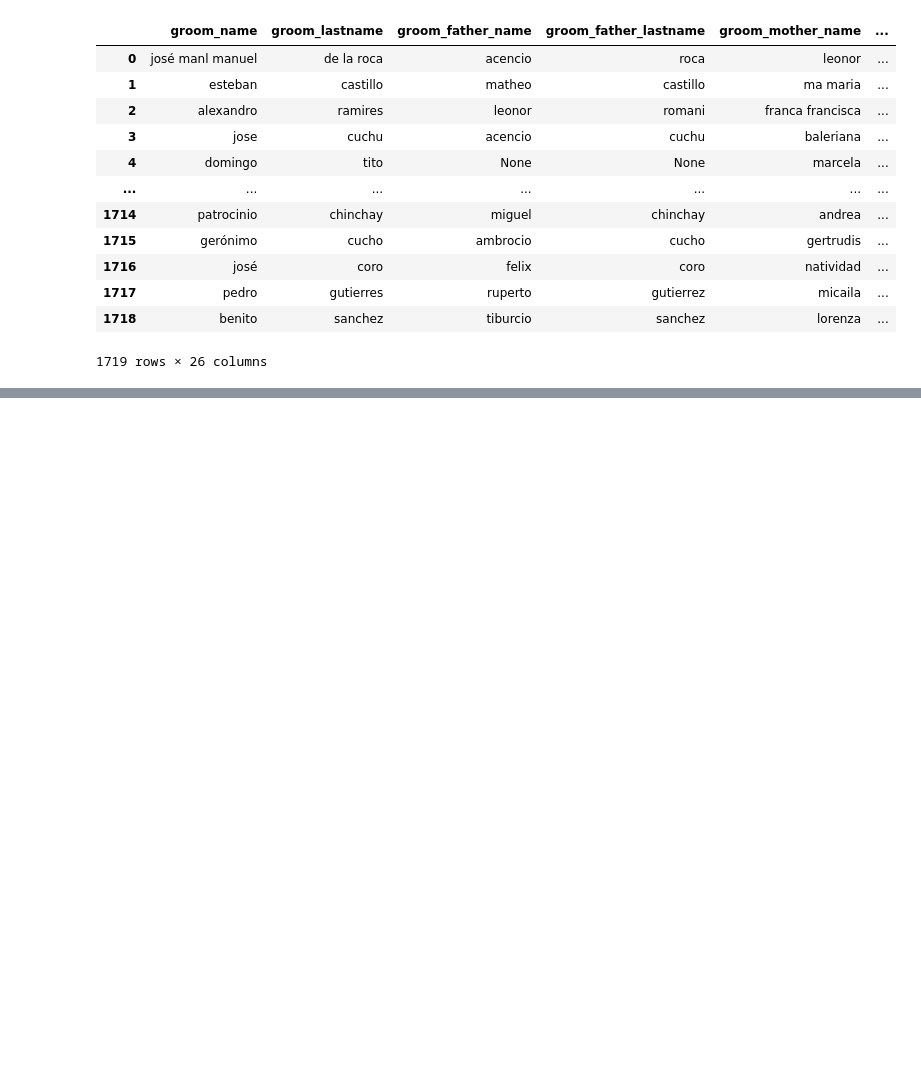
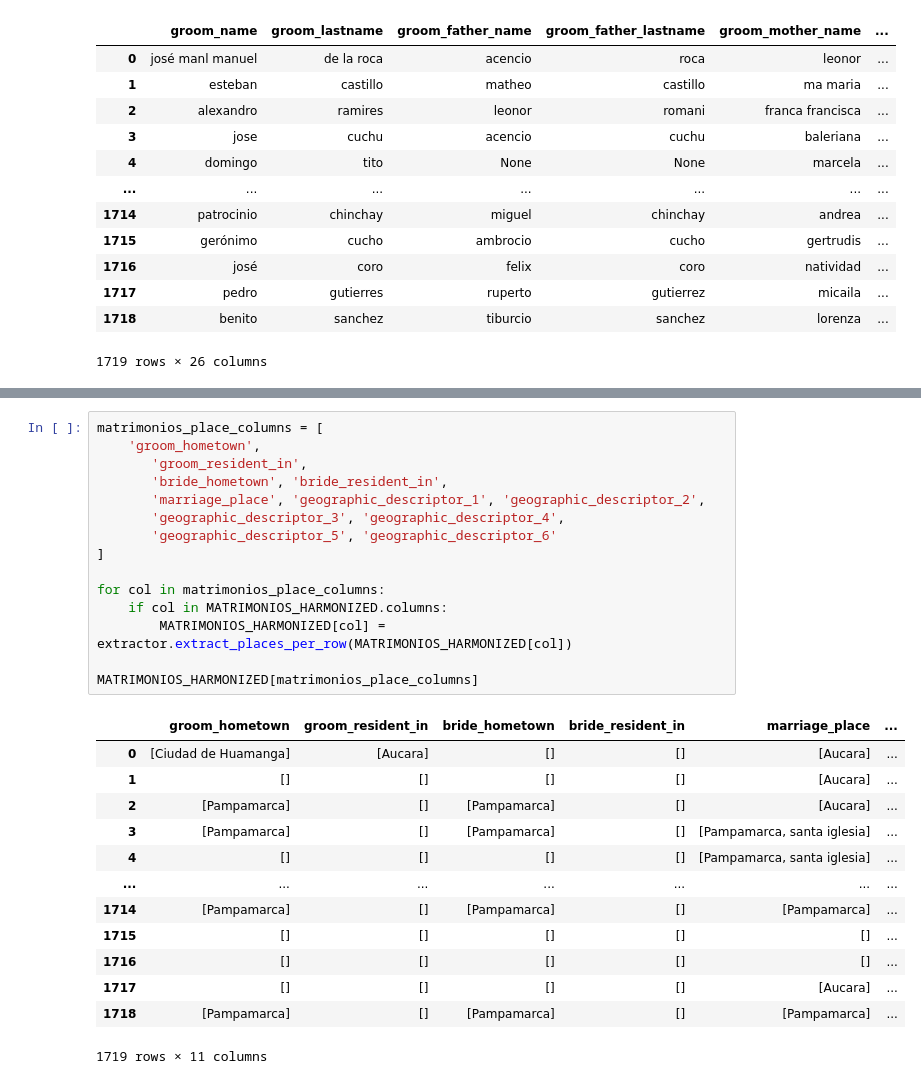
Before and after one commit to UCSB-AMPLab/sondondo, a Jupyter notebook: project_code/dataCleaning.ipynb, the cells around one changed output, grey strips where cells are left out. Saved outputs shown, nothing was run; the diff lists cells and outputs as text; blank space fills up the shorter version.

```diff
--- a/project_code/dataCleaning.ipynb
+++ b/project_code/dataCleaning.ipynb
@@ -364,0 +399,29 @@ MATRIMONIOS_HARMONIZED[matrimonios_names_columns]
+# %%
+matrimonios_place_columns = [
+    'groom_hometown',
+       'groom_resident_in',
+       'bride_hometown', 'bride_resident_in',
+       'marriage_place', 'geographic_descriptor_1', 'geographic_descriptor_2',
+       'geographic_descriptor_3', 'geographic_descriptor_4',
+       'geographic_descriptor_5', 'geographic_descriptor_6'
+]
+
+for col in matrimonios_place_columns:
+    if col in MATRIMONIOS_HARMONIZED.columns:
+        MATRIMONIOS_HARMONIZED[col] = extractor.extract_places_per_row(MATRIMONIOS_HARMONIZED[col])
+
+MATRIMONIOS_HARMONIZED[matrimonios_place_columns]
+# %% [output]
+|  | groom_hometown | groom_resident_in | bride_hometown | bride_resident_in | marriage_place | ... |
+| 0 | [Ciudad de Huamanga] | [Aucara] | [] | [] | [Aucara] | ... |
+| 1 | [] | [] | [] | [] | [Aucara] | ... |
+| 2 | [Pampamarca] | [] | [Pampamarca] | [] | [Aucara] | ... |
+| 3 | [Pampamarca] | [] | [Pampamarca] | [] | [Pampamarca, santa iglesia] | ... |
+| 4 | [] | [] | [] | [] | [Pampamarca, santa iglesia] | ... |
+| ... | ... | ... | ... | ... | ... | ... |
+| 1714 | [Pampamarca] | [] | [Pampamarca] | [] | [Pampamarca] | ... |
+| 1715 | [] | [] | [] | [] | [] | ... |
+| 1716 | [] | [] | [] | [] | [] | ... |
+| 1717 | [] | [] | [] | [] | [Aucara] | ... |
+| 1718 | [Pampamarca] | [] | [Pampamarca] | [] | [Pampamarca] | ... |
+1719 rows × 11 columns
```
Also changed, not shown: parts of 6 cells of this notebook.
